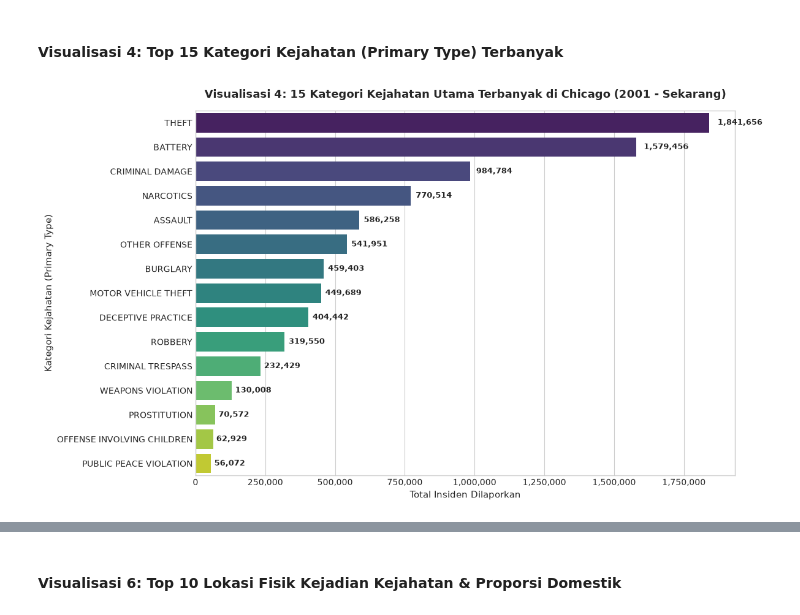
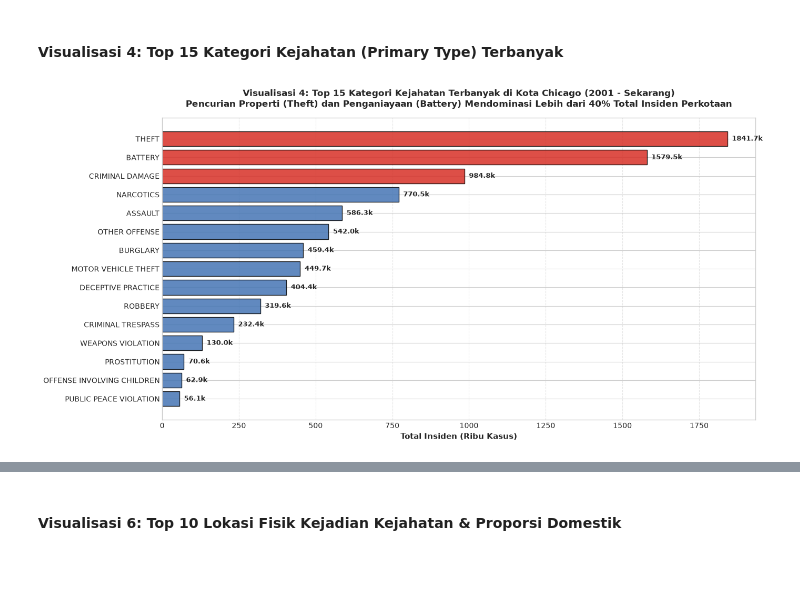
Before and after one commit to ahsan2607/chicago-crimes-analysis, a Jupyter notebook: midterm_part1_to_3_pyspark.ipynb, the cells around one changed output, grey strips where cells are left out. Drawn from its saved outputs; the diff is of its cells as text; code cells hidden in the pictures; blank space fills up the shorter version.

```diff
--- a/midterm_part1_to_3_pyspark.ipynb
+++ b/midterm_part1_to_3_pyspark.ipynb
@@ -522,7 +661,21 @@ import seaborn as sns
 import numpy as np
 from pyspark.sql import functions as F
 
-# Konfigurasi gaya visualisasi standar
+# Konfigurasi gaya visualisasi standar penelitian akademis
 plt.style.use('seaborn-v0_8-whitegrid' if 'seaborn-v0_8-whitegrid' in plt.style.available else 'default')
 plt.rcParams['font.sans-serif'] = 'DejaVu Sans'
-plt.rcParams['font.size'] = 10
+plt.rcParams['font.family'] = 'sans-serif'
+plt.rcParams['figure.autolayout'] = False
+plt.rcParams['figure.dpi'] = 100
+
+# Verifikasi ketersediaan DataFrame Silver Layer terpadu
+if 'df_crimes_silver' not in locals() and 'df_crimes_silver' not in globals():
+    df_crimes_silver = spark.read.parquet("data/crimes_silver.parquet")
+    df_crimes_silver.createOrReplaceTempView("vw_chicago_crimes_silver")
+
+# Alias universal untuk mendukung kompatibilitas seluruh sel visualisasi
+df_enriched = df_crimes_silver
+df_crimes_clean = df_crimes_silver
+
+print("=== ENVIRONMENT VISUALISASI BERHASIL DIINISIALISASI ===")
+print("DataFrame Silver Layer aktif:", df_crimes_silver.count(), "record siap divisualisasikan.")
@@ -667,25 +857,32 @@ plt.show()
 # %%
 # ==============================================================================
 # VISUALISASI 4: Top 15 Kategori Kejahatan (Primary Type) Terbanyak
 # ==============================================================================
+if 'df_crimes_silver' not in locals() and 'df_crimes_silver' not in globals():
+    df_crimes_silver = spark.read.parquet("data/crimes_silver.parquet")
+
 pdf_top_crimes = (
-    df_enriched
+    df_crimes_silver
     .groupBy("primary_type")
     .agg(F.count("crime_id").alias("total_incidents"))
     .orderBy(F.col("total_incidents").desc())
     .limit(15)
     .toPandas()
 )
 
-plt.figure(figsize=(12, 7))
-sns.barplot(data=pdf_top_crimes, y="primary_type", x="total_incidents", hue="primary_type", palette="viridis", legend=False)
-plt.title("Visualisasi 4: 15 Kategori Kejahatan Utama Terbanyak di Chicago (2001 - Sekarang)", fontsize=13, fontweight='bold', pad=15)
-plt.xlabel("Total Insiden Dilaporkan", fontsize=11)
-plt.ylabel("Kategori Kejahatan (Primary Type)", fontsize=11)
-plt.gca().xaxis.set_major_formatter(plt.FuncFormatter(lambda x, loc: "{:,}".format(int(x))))
-for i, v in enumerate(pdf_top_crimes['total_incidents']):
-    plt.text(v + (v * 0.01), i, f" {v:,}", va='center', fontsize=9, fontweight='bold')
+fig, ax = plt.subplots(figsize=(14, 7))
+colors = ["#d73027" if x in ["THEFT", "BATTERY", "CRIMINAL DAMAGE"] else "#4575b4" for x in pdf_top_crimes["primary_type"]]
+
+bars = ax.barh(pdf_top_crimes["primary_type"][::-1], pdf_top_crimes["total_incidents"][::-1] / 1000, color=colors[::-1], edgecolor="black", alpha=0.85)
+ax.set_title("Visualisasi 4: Top 15 Kategori Kejahatan Terbanyak di Kota Chicago (2001 - Sekarang)\nPencurian Properti (Theft) dan Penganiayaan (Battery) Mendominasi Lebih dari 40% Total Insiden Perkotaan", fontsize=12, fontweight="bold", pad=15)
+ax.set_xlabel("Total Insiden (Ribu Kasus)", fontsize=11, fontweight="bold")
+ax.grid(axis='x', linestyle="--", alpha=0.5)
+
+for bar in bars:
+    w = bar.get_width()
+    ax.text(w + 15, bar.get_y() + bar.get_height()/2, f"{w:.1f}k", ha="left", va="center", fontsize=9.5, fontweight="bold")
+
 plt.tight_layout()
 plt.show()
 # %% [output]
-[figure, old version]
+[figure, new version]
```
Also changed, not shown: parts of 70 cells of this notebook, 1 other file.
